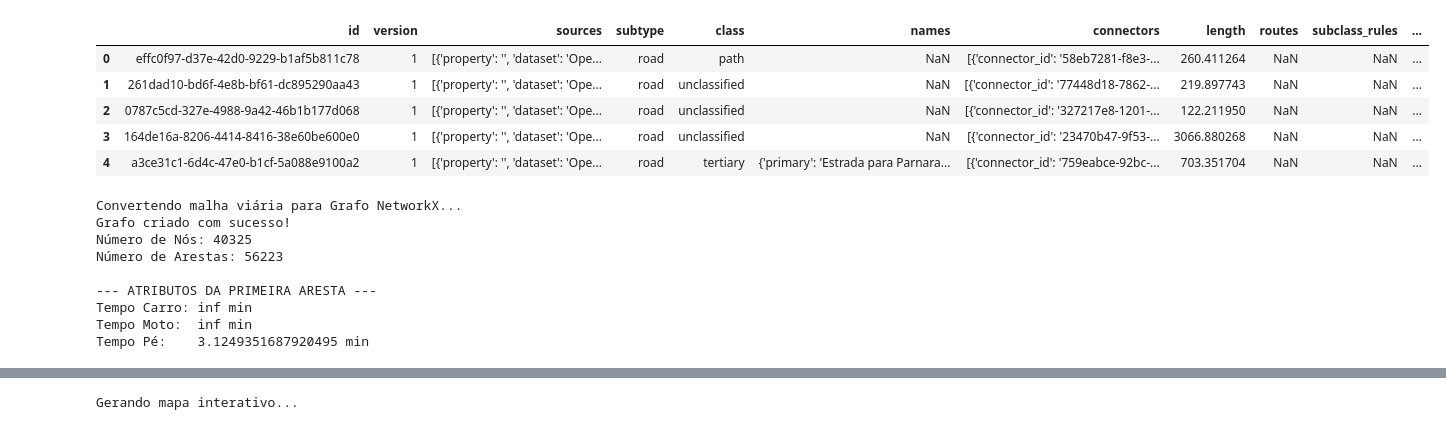
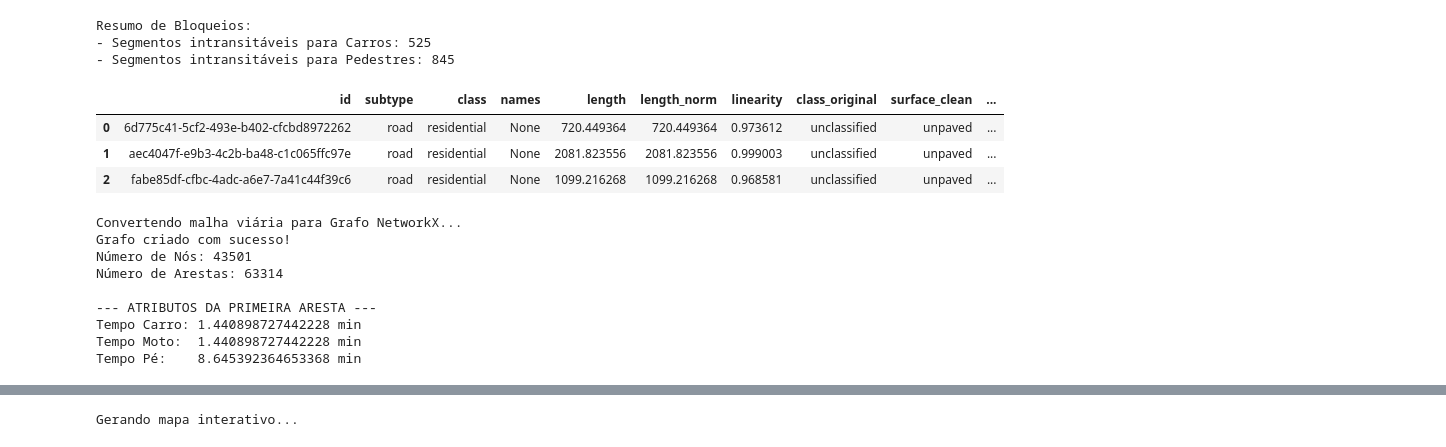
Before and after one commit to felipedantas-pi/mapeprof-accessibility-ubs, a Jupyter notebook: notebooks/02_processamento_rede (overturemaps).ipynb, the cells around one changed output, grey strips where cells are left out. Saved outputs shown, nothing was run; the diff lists cells and outputs as text; code cells hidden in the pictures.

Commit message:
Novos notebook, city2graph com alpha shape

```diff
--- a/notebooks/02_processamento_rede (overturemaps).ipynb
+++ b/notebooks/02_processamento_rede (overturemaps).ipynb
@@ -246,0 +185,18 @@ A pé:  538
+# %%
+print("Configurando parâmetros de velocidade para cálculo de impedância...")
+
+# Definição baseada na hierarquia viária e condições físicas esperadas.
+
+velocidades_kmh = {
+    # CLASSE           CARRO   MOTO    A PÉ
+    'trunk':          {'car': 80, 'moto': 80, 'walk': 0},   # Vias expressas
+    'primary':        {'car': 60, 'moto': 60, 'walk': 5},   # Via arterial
+    'secondary':      {'car': 40, 'moto': 40, 'walk': 5},   # Via Coletora
+    'tertiary':       {'car': 40, 'moto': 40, 'walk': 5},   # Via Coletora
+    'residential':    {'car': 30, 'moto': 30, 'walk': 5},   # Via local
+    'living_street':  {'car': 20, 'moto': 20, 'walk': 5},   # via local compartilhda com pesdestre de baixa velocidade
+    #'service':        {'car': 20, 'moto': 20, 'walk': 5},   # Excluído na filtragem
+    'track':          {'car': 60, 'moto': 60, 'walk': 5},   # Terra
+    'footway':        {'car': 0,  'moto': 0,  'walk': 5},   # calçadas
+    'pedestrian':     {'car': 0,  'moto': 0,  'walk': 5},   # calçadas
+}
@@ -246,0 +249,7 @@ A pé:  538
+# %%
+# Remove colunas antigas para evitar duplicação caso a célula seja reexecutada
+cols_tempo = ['time_car_min', 'time_moto_min', 'time_walk_min']
+cols_existentes = [c for c in cols_tempo if c in gdf_road.columns]
+if cols_existentes:
+    print(f"Limpando cálculos anteriores: {cols_existentes}")
+    gdf_road = gdf_road.drop(columns=cols_existentes)
@@ -247,11 +289,19 @@ A pé:  538
+# %%
+# Verificação de Integridade
+bloqueios_carro = len(gdf_road[gdf_road['time_car_min'] == np.inf])
+print(f"\nResumo de Bloqueios:")
+print(f"- Segmentos intransitáveis para Carros: {bloqueios_carro}")
+print(f"- Segmentos intransitáveis para Pedestres: {len(gdf_road[gdf_road['time_walk_min'] == np.inf])}")
+# %% [output]
+Resumo de Bloqueios:
+- Segmentos intransitáveis para Carros: 525
+- Segmentos intransitáveis para Pedestres: 845
 # %%
-gdf_road.head()
+gdf_road.head(3)
 # %% [output]
-|  | id | version | sources | subtype | class | names | connectors | length | routes | subclass_rules | ... |
-| 0 | effc0f97-d37e-42d0-9229-b1af5b811c78 | 1 | [{'property': '', 'dataset': 'Ope... | road | path | NaN | [{'connector_id': '58eb7281-f8e3-... | 260.411264 | NaN | NaN | ... |
-| 1 | 261dad10-bd6f-4e8b-bf61-dc895290aa43 | 1 | [{'property': '', 'dataset': 'Ope... | road | unclassified | NaN | [{'connector_id': '77448d18-7862-... | 219.897743 | NaN | NaN | ... |
-| 2 | 0787c5cd-327e-4988-9a42-46b1b177d068 | 1 | [{'property': '', 'dataset': 'Ope... | road | unclassified | NaN | [{'connector_id': '327217e8-1201-... | 122.211950 | NaN | NaN | ... |
-| 3 | 164de16a-8206-4414-8416-38e60be600e0 | 1 | [{'property': '', 'dataset': 'Ope... | road | unclassified | NaN | [{'connector_id': '23470b47-9f53-... | 3066.880268 | NaN | NaN | ... |
-| 4 | a3ce31c1-6d4c-47e0-b1cf-5a088e9100a2 | 1 | [{'property': '', 'dataset': 'Ope... | road | tertiary | {'primary': 'Estrada para Parnara... | [{'connector_id': '759eabce-92bc-... | 703.351704 | NaN | NaN | ... |
+|  | id | subtype | class | names | length | length_norm | linearity | class_original | surface_clean | ... |
+| 0 | 6d775c41-5cf2-493e-b402-cfcbd8972262 | road | residential | None | 720.449364 | 720.449364 | 0.973612 | unclassified | unpaved | ... |
+| 1 | aec4047f-e9b3-4c2b-ba48-c1c065ffc97e | road | residential | None | 2081.823556 | 2081.823556 | 0.999003 | unclassified | unpaved | ... |
+| 2 | fabe85df-cfbc-4adc-a6e7-7a41c44f39c6 | road | residential | None | 1099.216268 | 1099.216268 | 0.968581 | unclassified | unpaved | ... |
 # %%
 # Salvamento temporário para inspeção no QGIS
@@ -259,14 +313,15 @@ gdf_road.to_file("../dados/processados/overture_road_intermediarios.geojson", dr
 # %%
-# Célula: Construção do Grafo Multimodal
-import momepy
-import networkx as nx
-
 print("Convertendo malha viária para Grafo NetworkX...")
 
 # 1. Conversão usando momepy
 # approach='primal': Nós são intersecções, Arestas são ruas
 # O momepy preserva TODAS as colunas do gdf (time_car_min, time_moto_min, etc) como atributos
-G = momepy.gdf_to_nx(gdf_road, approach='primal', length='length')
+#G = momepy.gdf_to_nx(gdf_road, approach='primal', length='length')
+G = c2g_morpho.segments_to_graph(
+    segments_gdf = gdf_road,
+    multigraph = False,
+    as_nx = True,
+)
 
 print("Grafo criado com sucesso!")
 print(f"Número de Nós: {G.number_of_nodes()}")
@@ -282,10 +337,10 @@ print(f"Tempo Pé:    {exemplo_aresta[2].get('time_walk_min')} min")
 # %% [output]
 Convertendo malha viária para Grafo NetworkX...
 Grafo criado com sucesso!
-Número de Nós: 40325
-Número de Arestas: 56223
+Número de Nós: 43501
+Número de Arestas: 63314
 
 --- ATRIBUTOS DA PRIMEIRA ARESTA ---
-Tempo Carro: inf min
-Tempo Moto:  inf min
-Tempo Pé:    3.1249351687920495 min
+Tempo Carro: 1.440898727442228 min
+Tempo Moto:  1.440898727442228 min
+Tempo Pé:    8.645392364653368 min
```
Also changed, not shown: parts of 54 cells of this notebook, 26 other files.
